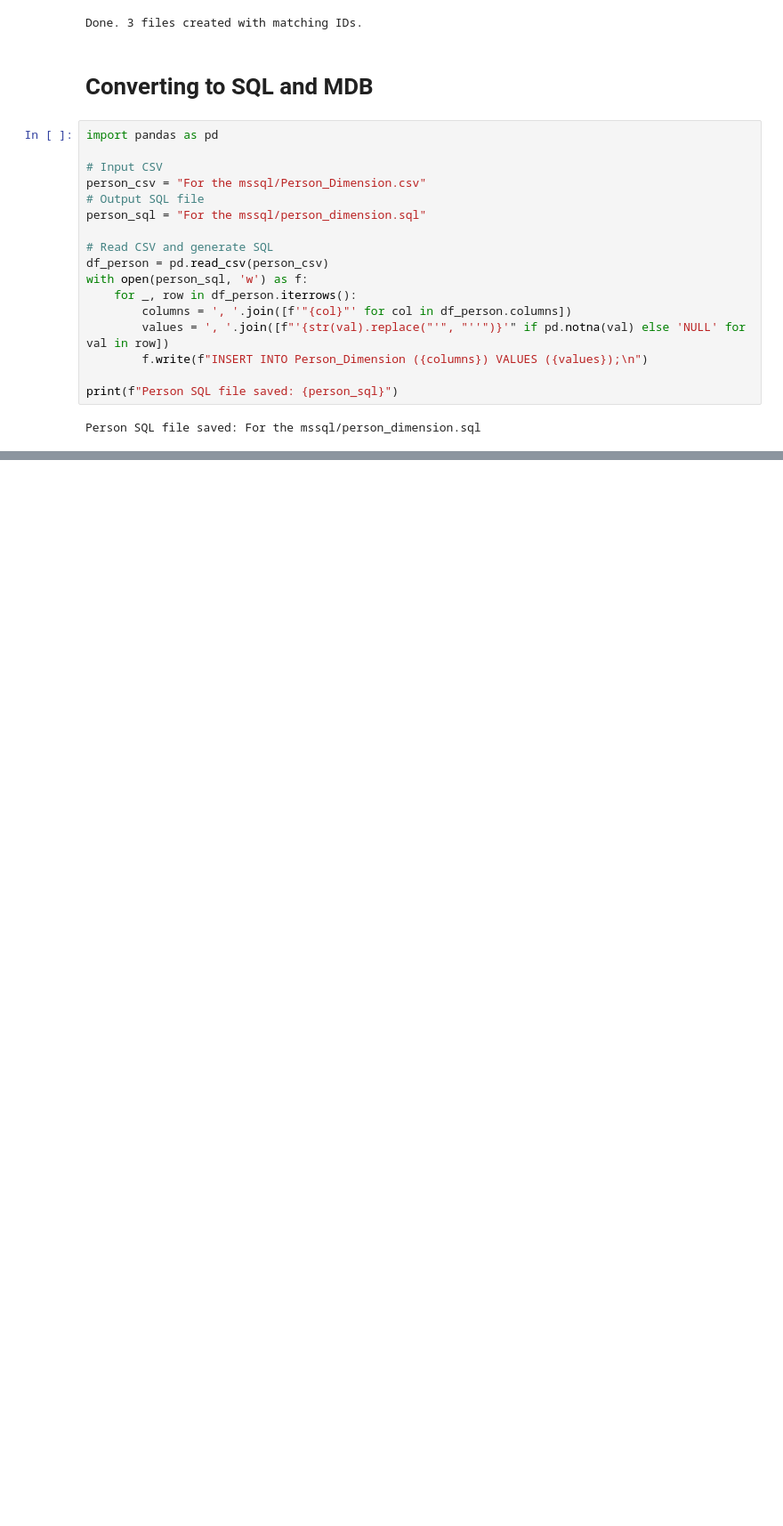
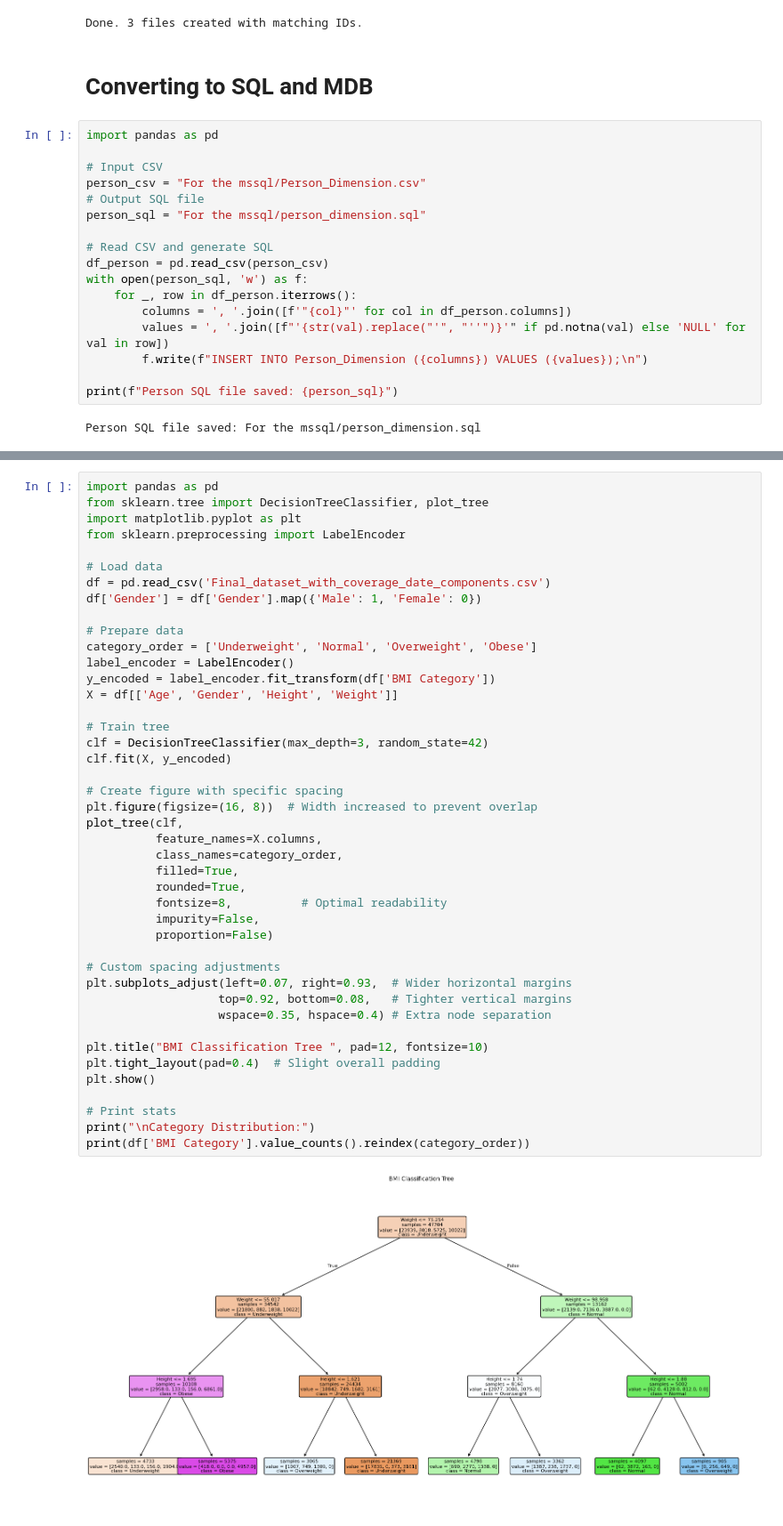
Before and after one commit to AhmedEl-Hares/Dss-Project, a Jupyter notebook: project.ipynb, the cells around one changed output, grey strips where cells are left out. Shown: that part at 89% size. Saved outputs shown, nothing was run; the diff lists cells and outputs as text; blank space fills up the shorter version.

Commit message:
making BMI Decision Tree based on our data set

```diff
--- a/project.ipynb
+++ b/project.ipynb
@@ -670,0 +673,45 @@ Person SQL file saved: For the mssql/person_dimension.sql
+# %%
+import pandas as pd
+from sklearn.tree import DecisionTreeClassifier, plot_tree
+import matplotlib.pyplot as plt
+from sklearn.preprocessing import LabelEncoder
+
+# Load data
+df = pd.read_csv('Final_dataset_with_coverage_date_components.csv')
+df['Gender'] = df['Gender'].map({'Male': 1, 'Female': 0})
+
+# Prepare data
+category_order = ['Underweight', 'Normal', 'Overweight', 'Obese']
+label_encoder = LabelEncoder()
+y_encoded = label_encoder.fit_transform(df['BMI Category'])
+X = df[['Age', 'Gender', 'Height', 'Weight']]
+
+# Train tree
+clf = DecisionTreeClassifier(max_depth=3, random_state=42)
+clf.fit(X, y_encoded)
+
+# Create figure with specific spacing
+plt.figure(figsize=(16, 8))  # Width increased to prevent overlap
+plot_tree(clf,
+          feature_names=X.columns,
+          class_names=category_order,
+          filled=True,
+          rounded=True,
+          fontsize=8,          # Optimal readability
+          impurity=False,
+          proportion=False)
+
+# Custom spacing adjustments
+plt.subplots_adjust(left=0.07, right=0.93,  # Wider horizontal margins
+                   top=0.92, bottom=0.08,   # Tighter vertical margins
+                   wspace=0.35, hspace=0.4) # Extra node separation
+
+plt.title("BMI Classification Tree ", pad=12, fontsize=10)
+plt.tight_layout(pad=0.4)  # Slight overall padding
+plt.show()
+
+# Print stats
+print("\nCategory Distribution:")
+print(df['BMI Category'].value_counts().reindex(category_order))
+# %% [output]
+[figure, added]
```
Also changed, not shown: parts of 3 cells of this notebook, 1 other file.
